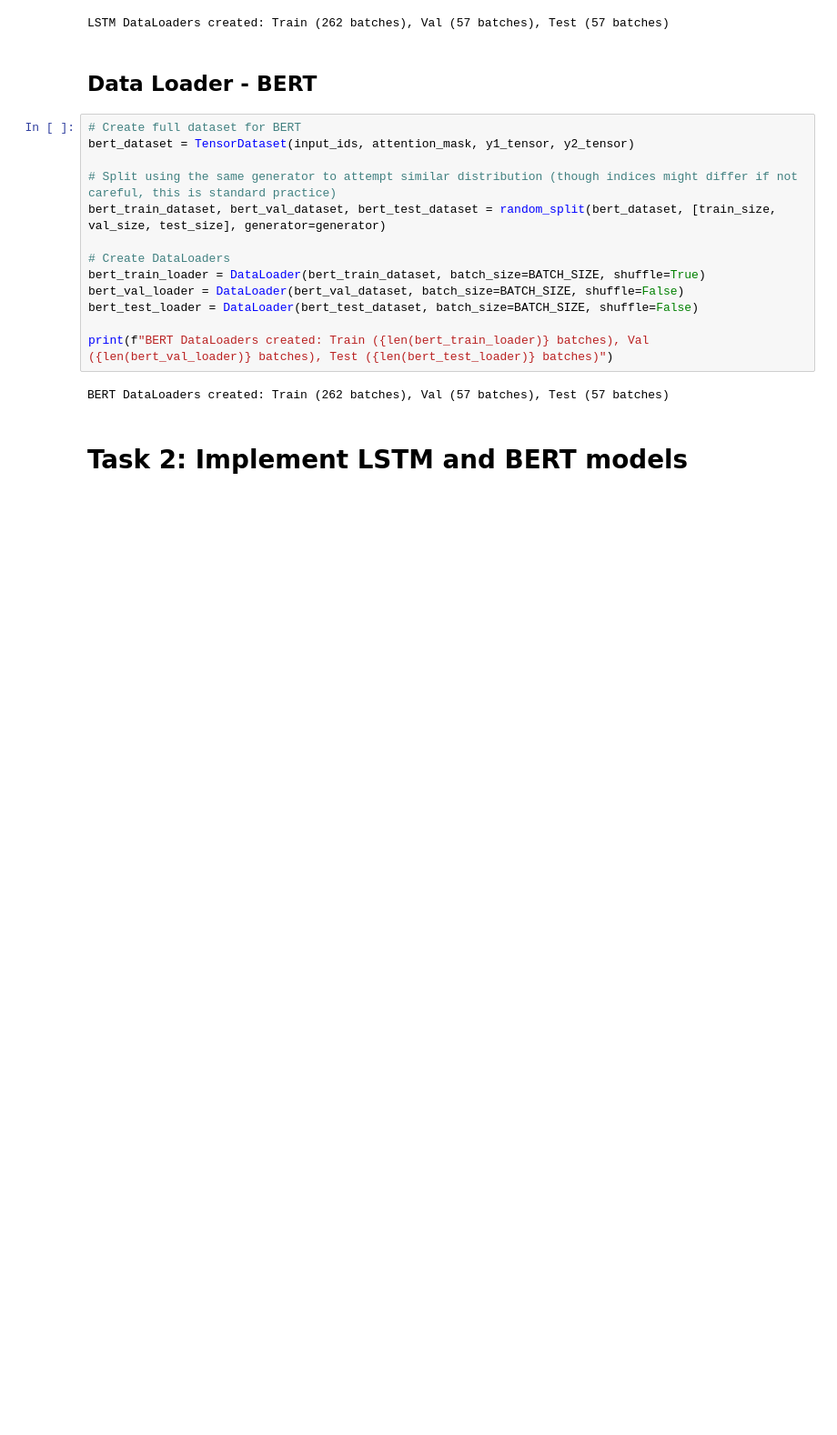
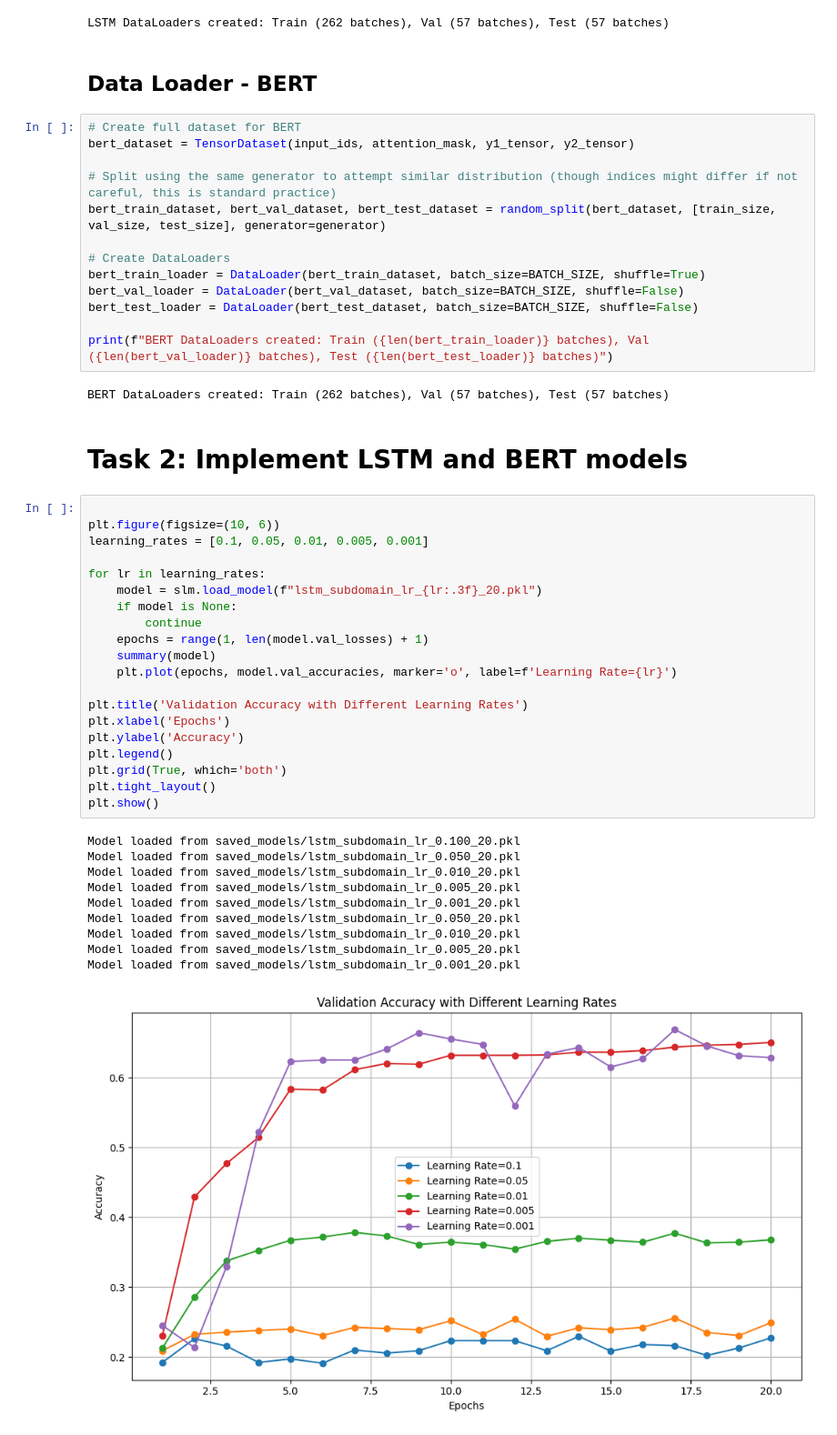
Before and after one commit to dianacovacii/COMP551_A4, a Jupyter notebook: COMP551_A4.ipynb, the cells around one changed output. Shown at 91% size. Drawn from its saved outputs; the diff is of its cells as text; blank space fills up the shorter version.

Commit message:
Compared learning rate for domain and subdomain

```diff
--- a/COMP551_A4.ipynb
+++ b/COMP551_A4.ipynb
@@ -262,3 +269,34 @@ print(f"BERT DataLoaders created: Train ({len(bert_train_loader)} batches), Val
 BERT DataLoaders created: Train (262 batches), Val (57 batches), Test (57 batches)
 # %% [markdown]
 # Task 2: Implement LSTM and BERT models
+# %%
+
+plt.figure(figsize=(10, 6))
+learning_rates = [0.1, 0.05, 0.01, 0.005, 0.001]
+
+for lr in learning_rates:
+    model = slm.load_model(f"lstm_subdomain_lr_{lr:.3f}_20.pkl")
+    if model is None:
+        continue
+    epochs = range(1, len(model.val_losses) + 1)
+    summary(model)
+    plt.plot(epochs, model.val_accuracies, marker='o', label=f'Learning Rate={lr}')
+
+plt.title('Validation Accuracy with Different Learning Rates')
+plt.xlabel('Epochs')
+plt.ylabel('Accuracy')
+plt.legend()
+plt.grid(True, which='both')
+plt.tight_layout()
+plt.show()
+# %% [output]
+Model loaded from saved_models/lstm_subdomain_lr_0.100_20.pkl
+Model loaded from saved_models/lstm_subdomain_lr_0.050_20.pkl
+Model loaded from saved_models/lstm_subdomain_lr_0.010_20.pkl
+Model loaded from saved_models/lstm_subdomain_lr_0.005_20.pkl
+Model loaded from saved_models/lstm_subdomain_lr_0.001_20.pkl
+Model loaded from saved_models/lstm_subdomain_lr_0.050_20.pkl
+Model loaded from saved_models/lstm_subdomain_lr_0.010_20.pkl
+Model loaded from saved_models/lstm_subdomain_lr_0.005_20.pkl
+Model loaded from saved_models/lstm_subdomain_lr_0.001_20.pkl
+[figure, added]
```
Also changed, not shown: parts of 2 cells of this notebook, 3 other files.
